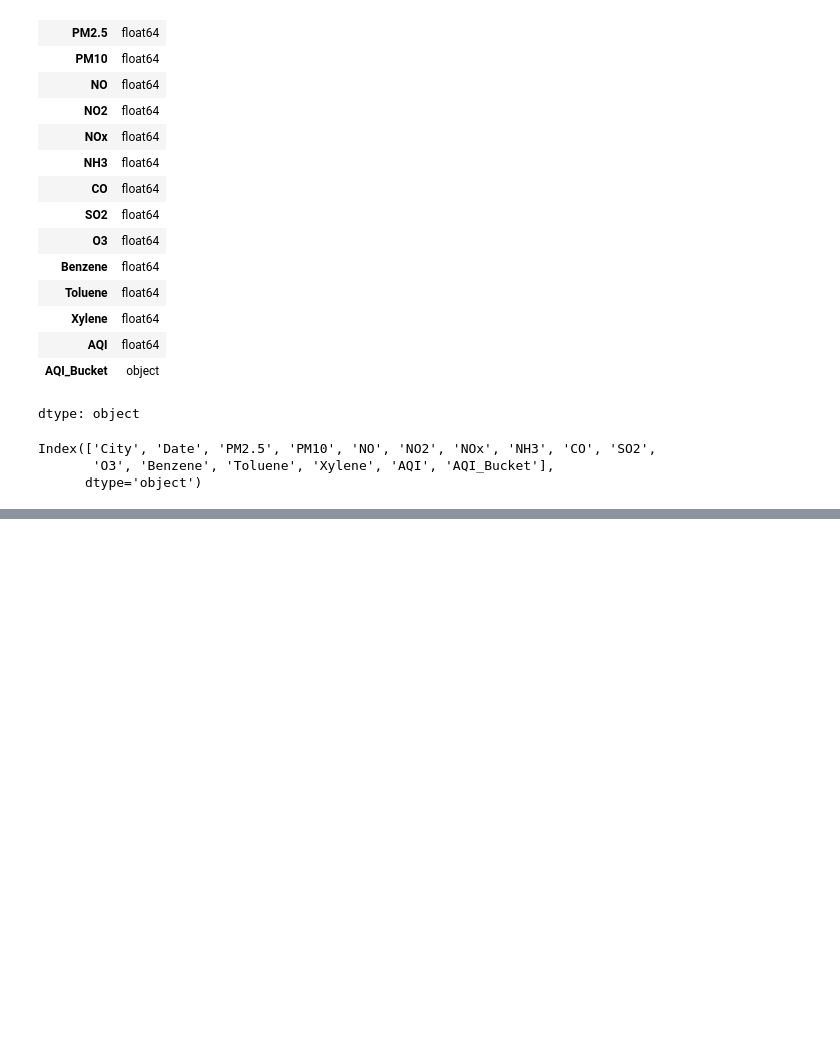
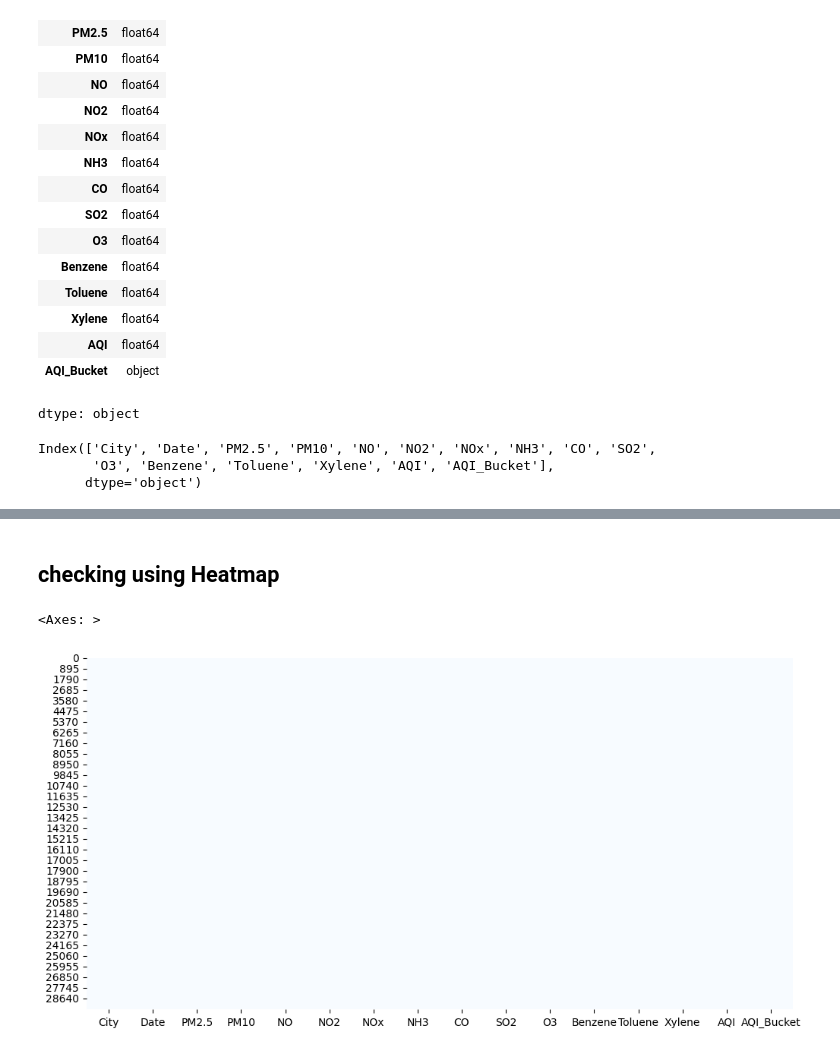
Before and after one commit to zukhrafarshadz-sudo/MyProject, a Jupyter notebook: ST20318986_CMP7005_Prac1.ipynb, the cells around one changed output, grey strips where cells are left out. Cells and saved outputs as stored; diff of their text form; code cells hidden in the pictures; blank space fills up the shorter version.

```diff
--- a/ST20318986_CMP7005_Prac1.ipynb
+++ b/ST20318986_CMP7005_Prac1.ipynb
@@ -181,0 +392,2 @@ Index(['City', 'Date', 'PM2.5', 'PM10', 'NO', 'NO2', 'NOx', 'NH3', 'CO', 'SO2',
+# %%
+df[['Xylene','PM10','NH3','Toluene','Benzene','AQI','AQI_Bucket','PM2.5','NOx','O3','SO2','NO2','NO','CO','Date','City']] = df[['Xylene','PM10','NH3','Toluene','Benzene','AQI','AQI_Bucket','PM2.5','NOx','O3','SO2','NO2','NO','CO','Date','City']].ffill()
@@ -181,0 +427,8 @@ Index(['City', 'Date', 'PM2.5', 'PM10', 'NO', 'NO2', 'NOx', 'NH3', 'CO', 'SO2',
+# %% [markdown]
+## checking using Heatmap
+# %%
+plt.figure(figsize=(12, 6))
+sns.heatmap(df.isnull(), cbar=False, cmap="Blues")
+# %% [output]
+<Axes: >
+[figure, added]
```
Also changed, not shown: parts of 34 cells of this notebook.
